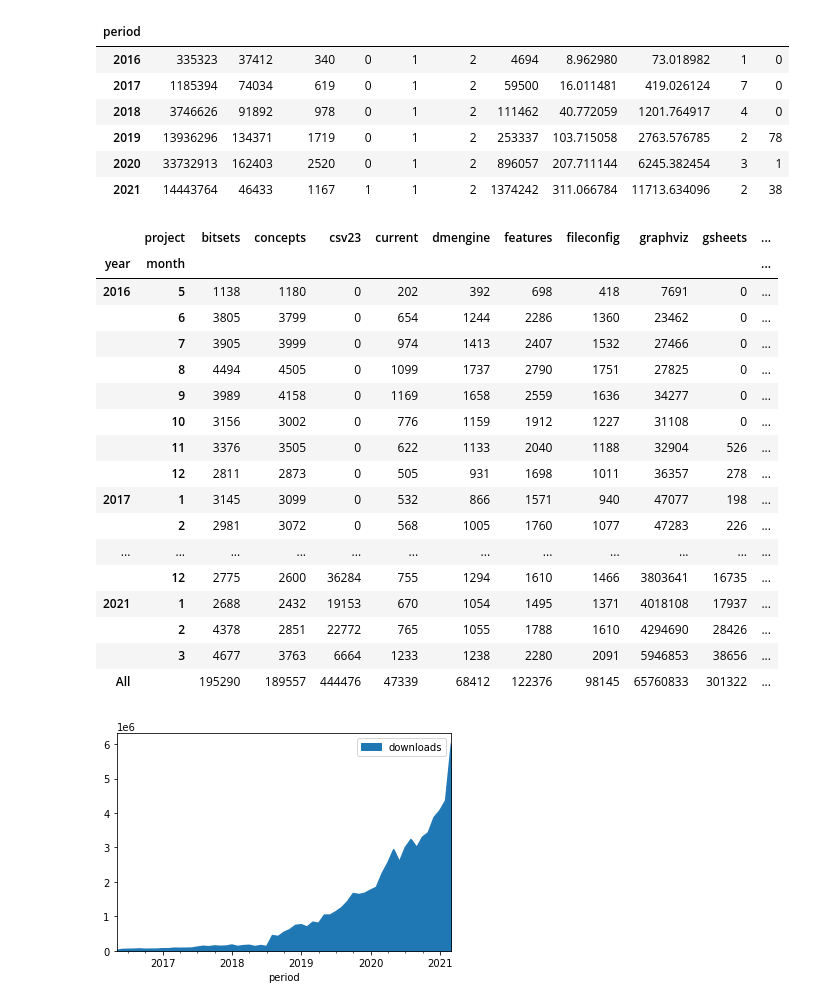
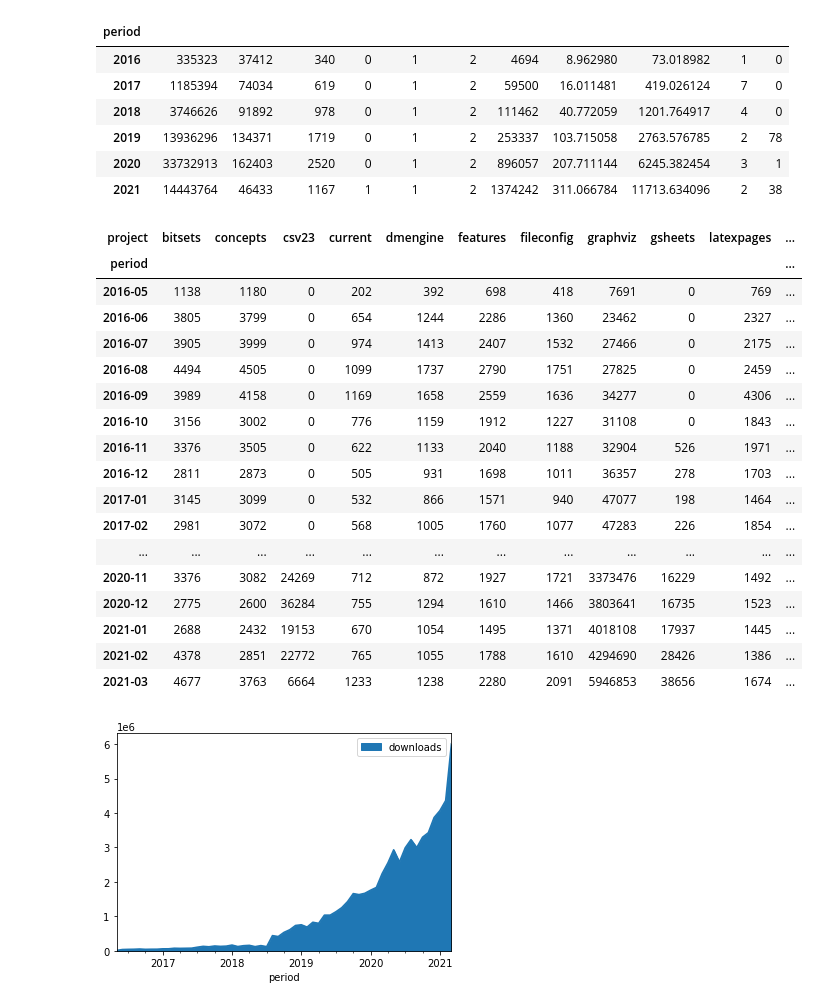
Before and after one commit to xflr6/notebooks, a Jupyter notebook: PyPI.ipynb, the cells around one changed output. Saved outputs shown, nothing was run; the diff lists cells and outputs as text; code cells hidden in the pictures.

Commit message:
drop year and month in favour of period

```diff
--- a/PyPI.ipynb
+++ b/PyPI.ipynb
@@ -197,9 +197,10 @@ PYTHON_MAJOR = pd.CategoricalDtype([1, 2, 3, 4], ordered=True)
 
 SYSTEM = pd.CategoricalDtype(['Linux', 'Windows', 'Darwin', 'FreeBSD', 'N/A'], ordered=True)
 
-df = (_cf.fillna('N/A')
-      .assign(period=lambda x: pd.to_datetime(x[['year', 'month']].assign(day=1)).dt.to_period(freq='M'))
-      .set_index('period', drop=True))
+df = (_cf.assign(period=lambda x: pd.to_datetime(x[['year', 'month']].assign(day=1)).dt.to_period(freq='M'))
+      .set_index('period', drop=True)
+      .drop(['year', 'month'], axis='columns')
+      .fillna('N/A'))
 
 df['project'] = df['project'].astype(PROJECT)
 df['version'] = df['version'].astype('category')
@@ -298,28 +297,27 @@ memory usage: 12.0 MB
 | 2020 | 33732913 | 162403 | 2520 | 0 | 1 | 2 | 896057 | 207.711144 | 6245.382454 | 3 | 1 |
 | 2021 | 14443764 | 46433 | 1167 | 1 | 1 | 2 | 1374242 | 311.066784 | 11713.634096 | 2 | 38 |
 # %%
-(df.assign(project=df['project'].astype('string'))
- .pivot_table(values='downloads', index=['year', 'month'], columns='project',
-              aggfunc='sum', fill_value=0, margins=True))
+df.pivot_table(values='downloads', index='period', columns='project',
+               aggfunc='sum', fill_value=0)
 # %% [output]
-|  | project | bitsets | concepts | csv23 | current | dmengine | features | fileconfig | graphviz | gsheets | ... |
-| year | month |  |  |  |  |  |  |  |  |  | ... |
-| 2016 | 5 | 1138 | 1180 | 0 | 202 | 392 | 698 | 418 | 7691 | 0 | ... |
-|  | 6 | 3805 | 3799 | 0 | 654 | 1244 | 2286 | 1360 | 23462 | 0 | ... |
-|  | 7 | 3905 | 3999 | 0 | 974 | 1413 | 2407 | 1532 | 27466 | 0 | ... |
-|  | 8 | 4494 | 4505 | 0 | 1099 | 1737 | 2790 | 1751 | 27825 | 0 | ... |
-|  | 9 | 3989 | 4158 | 0 | 1169 | 1658 | 2559 | 1636 | 34277 | 0 | ... |
-|  | 10 | 3156 | 3002 | 0 | 776 | 1159 | 1912 | 1227 | 31108 | 0 | ... |
-|  | 11 | 3376 | 3505 | 0 | 622 | 1133 | 2040 | 1188 | 32904 | 526 | ... |
-|  | 12 | 2811 | 2873 | 0 | 505 | 931 | 1698 | 1011 | 36357 | 278 | ... |
-| 2017 | 1 | 3145 | 3099 | 0 | 532 | 866 | 1571 | 940 | 47077 | 198 | ... |
-|  | 2 | 2981 | 3072 | 0 | 568 | 1005 | 1760 | 1077 | 47283 | 226 | ... |
+| project | bitsets | concepts | csv23 | current | dmengine | features | fileconfig | graphviz | gsheets | latexpages | ... |
+| period |  |  |  |  |  |  |  |  |  |  | ... |
+| 2016-05 | 1138 | 1180 | 0 | 202 | 392 | 698 | 418 | 7691 | 0 | 769 | ... |
+| 2016-06 | 3805 | 3799 | 0 | 654 | 1244 | 2286 | 1360 | 23462 | 0 | 2327 | ... |
+| 2016-07 | 3905 | 3999 | 0 | 974 | 1413 | 2407 | 1532 | 27466 | 0 | 2175 | ... |
+| 2016-08 | 4494 | 4505 | 0 | 1099 | 1737 | 2790 | 1751 | 27825 | 0 | 2459 | ... |
+| 2016-09 | 3989 | 4158 | 0 | 1169 | 1658 | 2559 | 1636 | 34277 | 0 | 4306 | ... |
+| 2016-10 | 3156 | 3002 | 0 | 776 | 1159 | 1912 | 1227 | 31108 | 0 | 1843 | ... |
+| 2016-11 | 3376 | 3505 | 0 | 622 | 1133 | 2040 | 1188 | 32904 | 526 | 1971 | ... |
+| 2016-12 | 2811 | 2873 | 0 | 505 | 931 | 1698 | 1011 | 36357 | 278 | 1703 | ... |
+| 2017-01 | 3145 | 3099 | 0 | 532 | 866 | 1571 | 940 | 47077 | 198 | 1464 | ... |
+| 2017-02 | 2981 | 3072 | 0 | 568 | 1005 | 1760 | 1077 | 47283 | 226 | 1854 | ... |
 | ... | ... | ... | ... | ... | ... | ... | ... | ... | ... | ... | ... |
-|  | 12 | 2775 | 2600 | 36284 | 755 | 1294 | 1610 | 1466 | 3803641 | 16735 | ... |
-| 2021 | 1 | 2688 | 2432 | 19153 | 670 | 1054 | 1495 | 1371 | 4018108 | 17937 | ... |
-|  | 2 | 4378 | 2851 | 22772 | 765 | 1055 | 1788 | 1610 | 4294690 | 28426 | ... |
-|  | 3 | 4677 | 3763 | 6664 | 1233 | 1238 | 2280 | 2091 | 5946853 | 38656 | ... |
-| All |  | 195290 | 189557 | 444476 | 47339 | 68412 | 122376 | 98145 | 65760833 | 301322 | ... |
+| 2020-11 | 3376 | 3082 | 24269 | 712 | 872 | 1927 | 1721 | 3373476 | 16229 | 1492 | ... |
+| 2020-12 | 2775 | 2600 | 36284 | 755 | 1294 | 1610 | 1466 | 3803641 | 16735 | 1523 | ... |
+| 2021-01 | 2688 | 2432 | 19153 | 670 | 1054 | 1495 | 1371 | 4018108 | 17937 | 1445 | ... |
+| 2021-02 | 4378 | 2851 | 22772 | 765 | 1055 | 1788 | 1610 | 4294690 | 28426 | 1386 | ... |
+| 2021-03 | 4677 | 3763 | 6664 | 1233 | 1238 | 2280 | 2091 | 5946853 | 38656 | 1674 | ... |
 # %%
 (df.pivot_table(values='downloads', index='period', aggfunc='sum')
  .plot.area());
```
Also changed, not shown: parts of 2 cells of this notebook.
